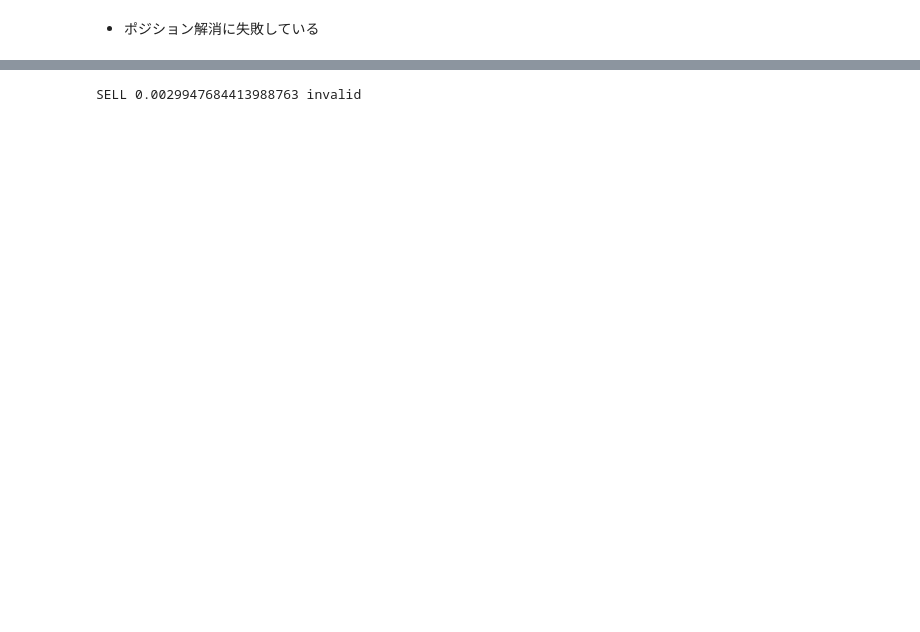
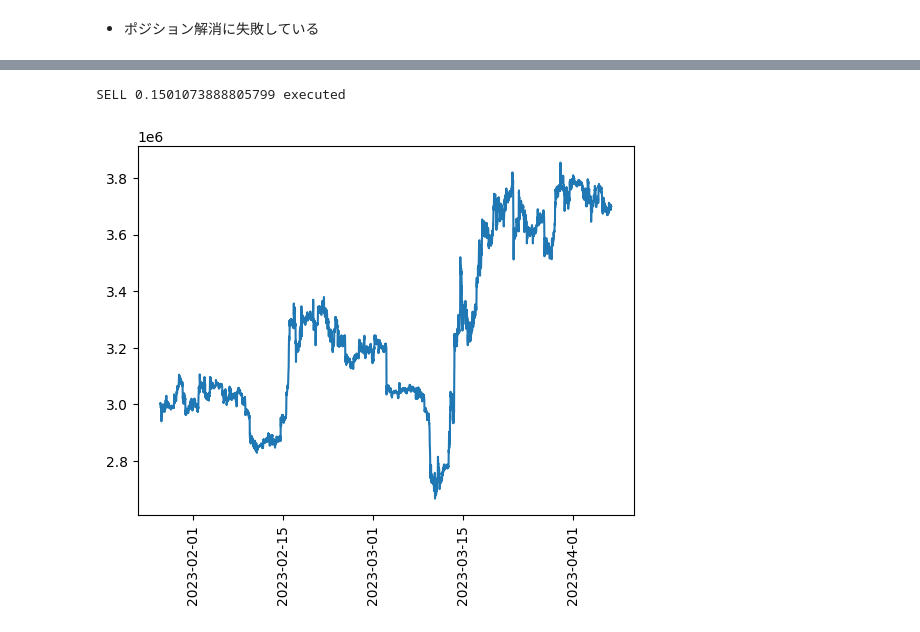
Before and after one commit to aralsea/btc-data-analysis, a Jupyter notebook: src/notebooks/test_gc.ipynb, the cells around one changed output, grey strips where cells are left out. Saved outputs shown, nothing was run; the diff lists cells and outputs as text; code cells hidden in the pictures; blank space fills up the shorter version.

```diff
--- a/src/notebooks/test_gc.ipynb
+++ b/src/notebooks/test_gc.ipynb
@@ -80,9 +66,16 @@ Name: 2023-02-18 06:15:00, dtype: float64
 # %%
 for o in tester.archived_orders:
     if o.id == 1219:
-        print(o.side, o.size, o.completion_status)
+        print(o.side, o.size, o.result.completion_status)
 # %% [output]
-SELL 0.0029947684413988763 invalid
+SELL 0.1501073888805799 executed
+# %%
+fig, ax = plt.subplots()
+plt.xticks(rotation=90)
+ax.plot(tester.ohlcv_df.index, tester.ohlcv_df["close"])
+plt.show()
+# %% [output]
+[figure, added]
 # %%
 fig, ax = plt.subplots()
 plt.xticks(rotation=90)
```
Also changed, not shown: parts of 7 cells of this notebook, 2 other files.
